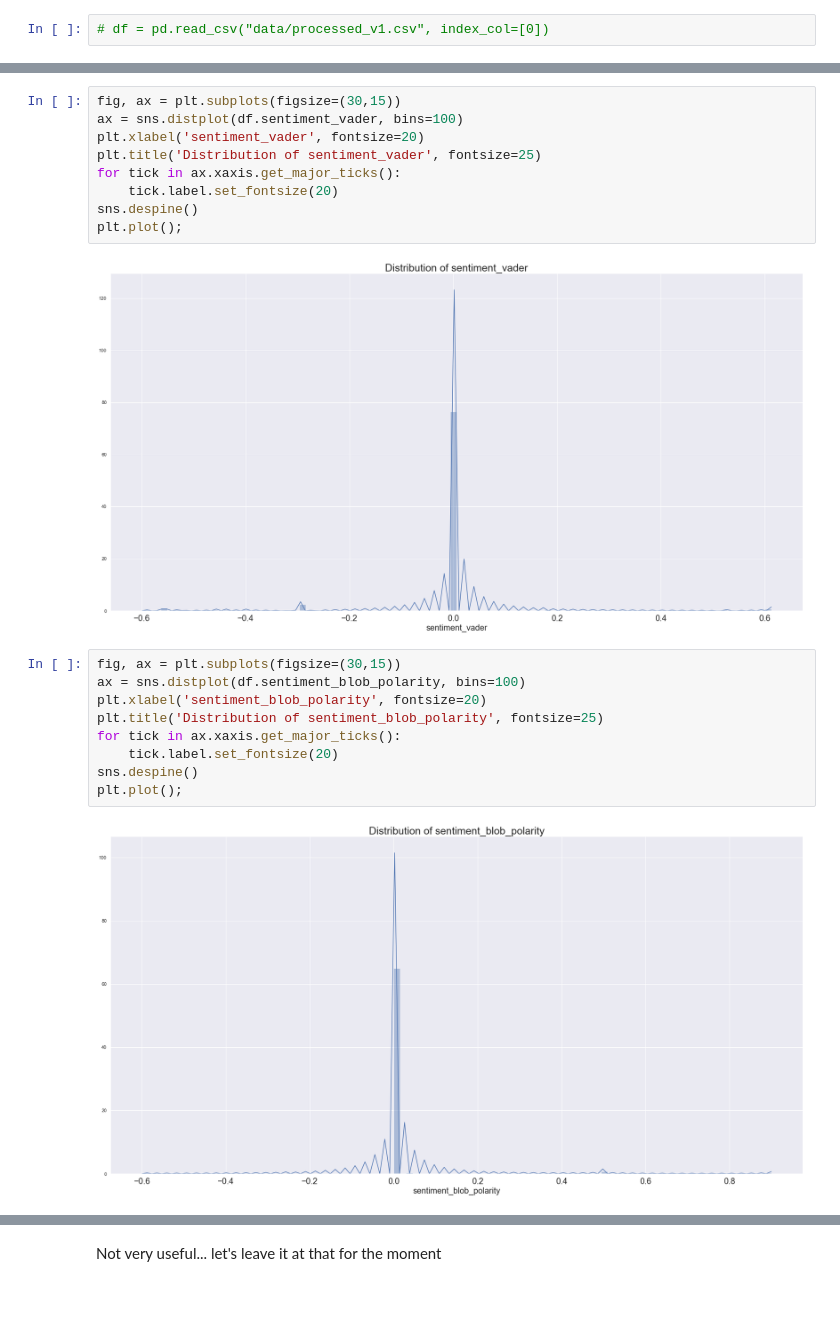
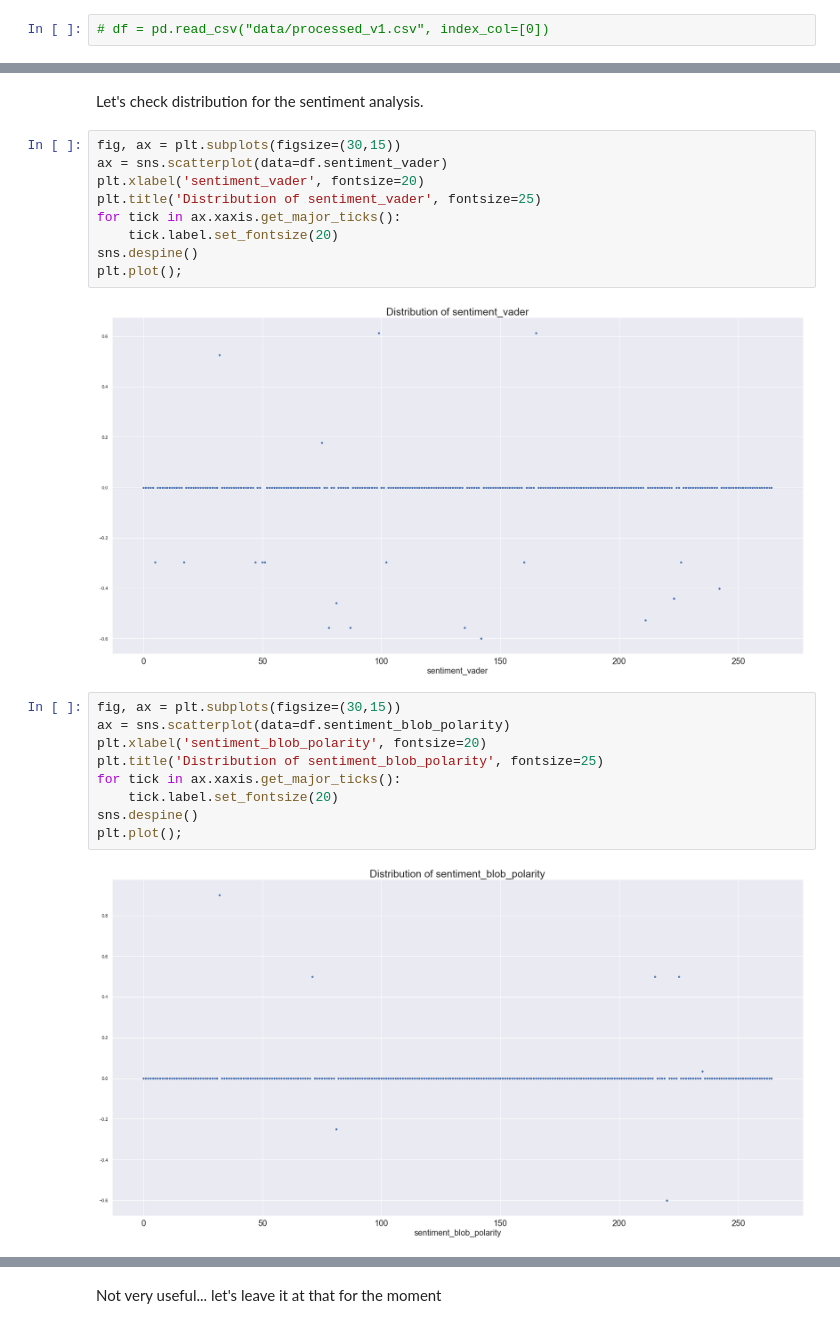
Before and after one commit to alexing/tedx, a Jupyter notebook: tedx.ipynb, the cells around one changed output, grey strips where cells are left out. Cells and saved outputs as stored; diff of their text form; blank space fills up the shorter version.

```diff
--- a/tedx.ipynb
+++ b/tedx.ipynb
@@ -298,6 +266,8 @@ df
+# %% [markdown]
+Let's check distribution for the sentiment analysis.
 # %%
 fig, ax = plt.subplots(figsize=(30,15))
-ax = sns.distplot(df.sentiment_vader, bins=100)
+ax = sns.scatterplot(data=df.sentiment_vader)
 plt.xlabel('sentiment_vader', fontsize=20)
 plt.title('Distribution of sentiment_vader', fontsize=25)
 for tick in ax.xaxis.get_major_ticks():
@@ -305,17 +275,17 @@ for tick in ax.xaxis.get_major_ticks():
 sns.despine()
 plt.plot();
 # %% [output]
-[figure, old version]
+[figure, new version]
 # %%
 fig, ax = plt.subplots(figsize=(30,15))
-ax = sns.distplot(df.sentiment_blob_polarity, bins=100)
+ax = sns.scatterplot(data=df.sentiment_blob_polarity)
 plt.xlabel('sentiment_blob_polarity', fontsize=20)
 plt.title('Distribution of sentiment_blob_polarity', fontsize=25)
 for tick in ax.xaxis.get_major_ticks():
     tick.label.set_fontsize(20)
 sns.despine()
 plt.plot();
 # %% [output]
-[figure, old version]
+[figure, new version]
 # %%
 fig, ax = plt.subplots(figsize=(30,15))
```
Also changed, not shown: parts of 46 cells of this notebook, 10 other files.
